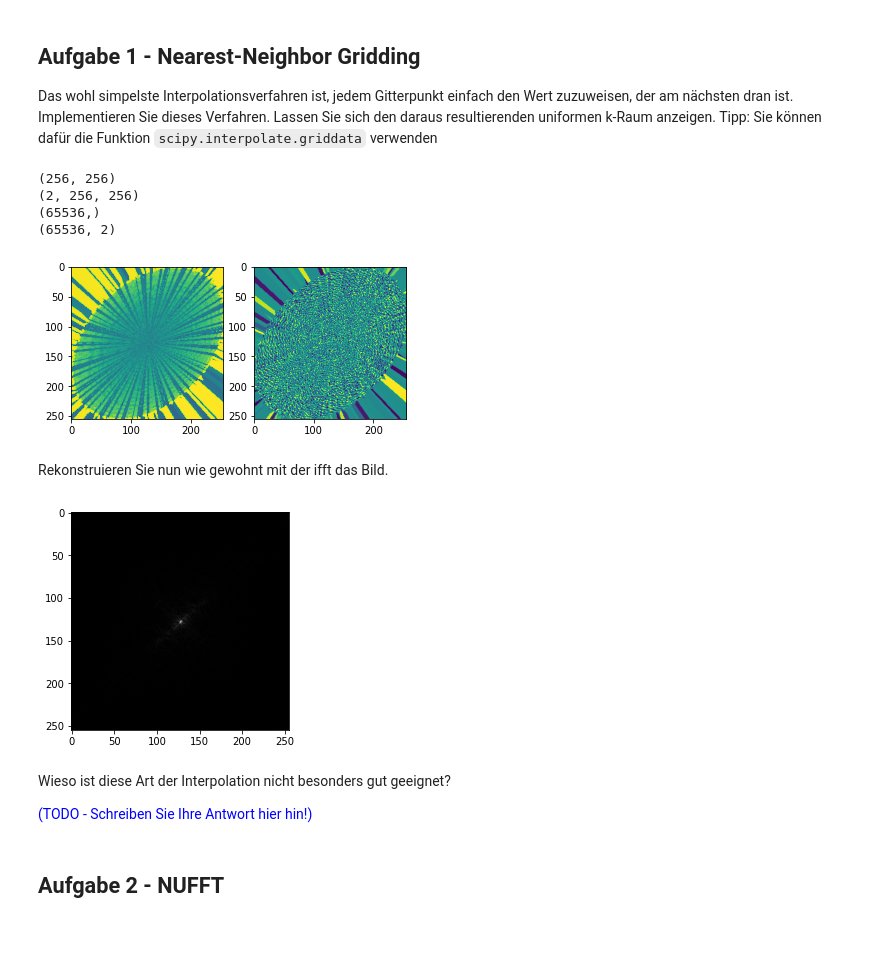
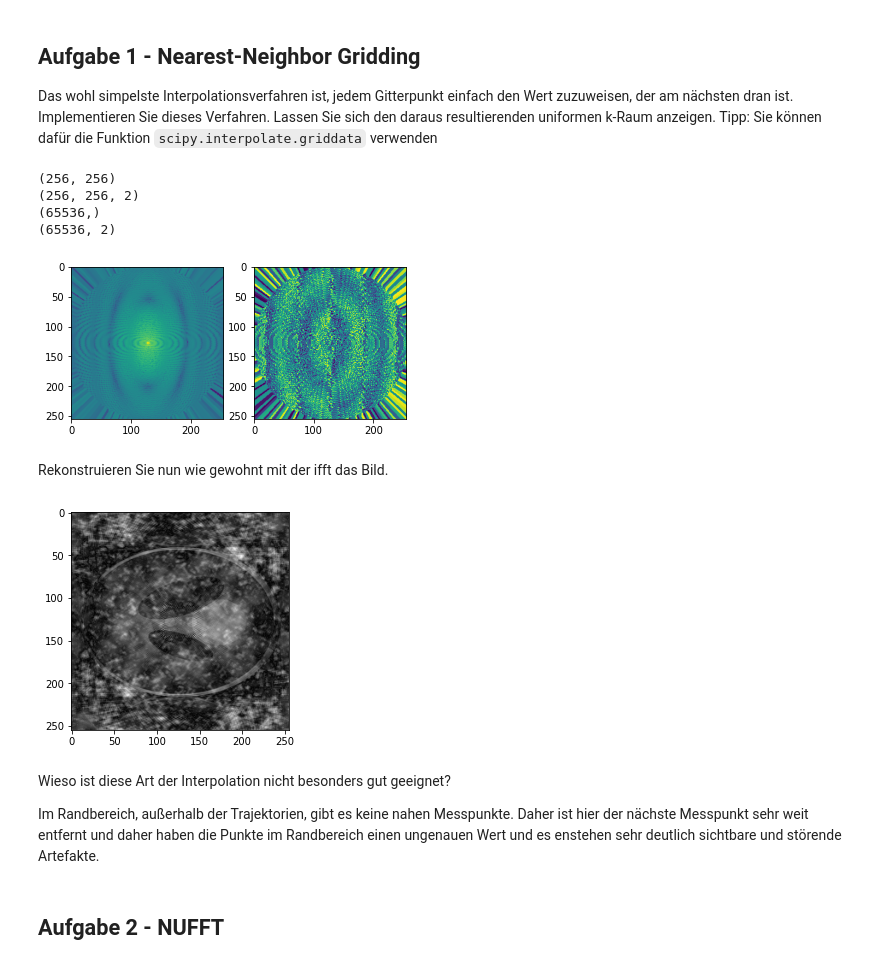
Before and after one commit to DaveMichaelson/Magnetresonanzbildgebung, a Jupyter notebook: 07.ipynb, the cells around one changed output. Saved outputs shown, nothing was run; the diff lists cells and outputs as text; code cells hidden in the pictures; blank space fills up the shorter version.

```diff
--- a/07.ipynb
+++ b/07.ipynb
@@ -22,32 +22,34 @@ Das wohl simpelste Interpolationsverfahren ist, jedem Gitterpunkt einfach den We
 Tipp: Sie können dafür die Funktion `scipy.interpolate.griddata` verwenden
 # %%
 from scipy import interpolate
+
+trajectory = np.transpose(trajectory, (1, 2, 0))
 print(radial_kspace.shape)
 print(trajectory.shape)
 flat_traj = np.reshape(trajectory, (256 * 256, 2))
 flat_kspace = np.reshape(radial_kspace, 256 * 256)
 print(flat_kspace.shape)
 print(flat_traj.shape)
 grid_x, grid_y = np.mgrid[-128:127:1, -128:127:1]
 inter_k_space = interpolate.griddata(flat_traj, flat_kspace, (grid_x, grid_y), method='nearest')
 
 visualize_single_kspace(inter_k_space)
 # %% [output]
 (256, 256)
-(2, 256, 256)
+(256, 256, 2)
 (65536,)
 (65536, 2)
-[figure, old version]
+[figure, new version]
 # %% [markdown]
 Rekonstruieren Sie nun wie gewohnt mit der ifft das Bild.
 # %%
 imshow(ifft(inter_k_space))
 # %% [output]
-[figure, old version]
+[figure, new version]
-# %% [markdown]
-Wieso ist diese Art der Interpolation nicht besonders gut geeignet?
-
-<span style="color:blue">(TODO - Schreiben Sie Ihre Antwort hier hin!) </span>
+# %% [markdown]
+Wieso ist diese Art der Interpolation nicht besonders gut geeignet?
+
+Im Randbereich, außerhalb der Trajektorien, gibt es keine nahen Messpunkte. Daher ist hier der nächste Messpunkt sehr weit entfernt und daher haben die Punkte im Randbereich einen ungenauen Wert und es enstehen sehr deutlich sichtbare und störende Artefakte.
 # %% [markdown]
 ## Aufgabe 2 - NUFFT
 # %% [markdown]
```
